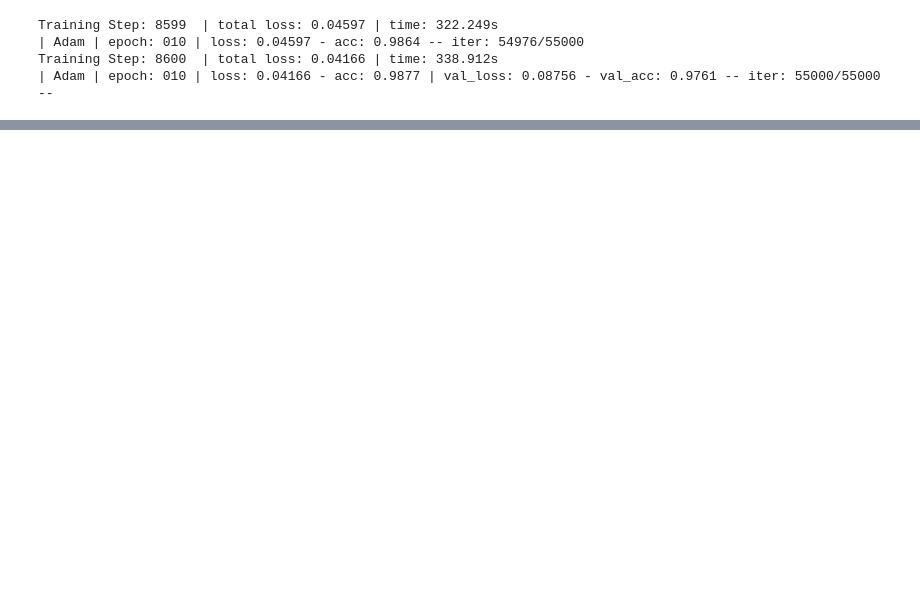
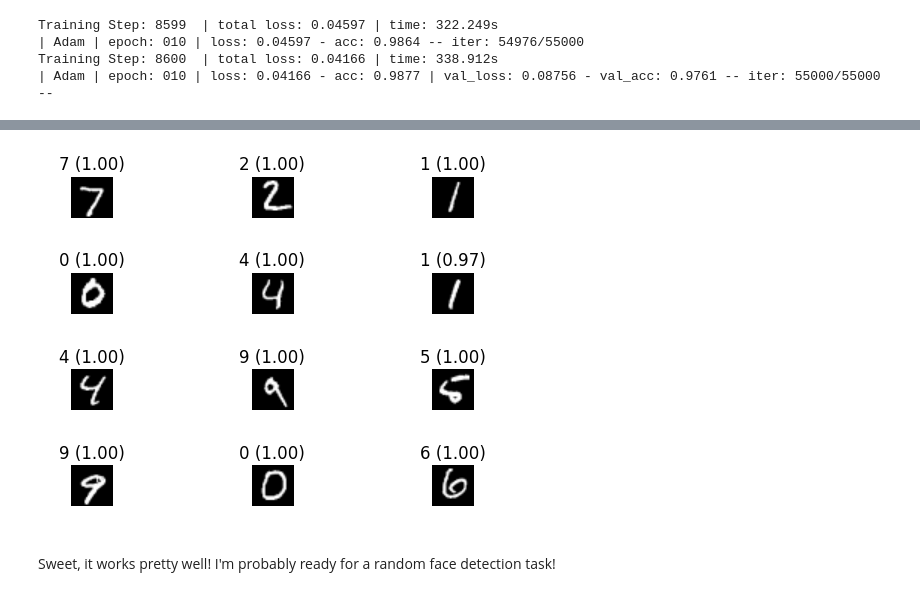
Before and after one commit to strikingmoose/mnist_tflearn_tutorial, a Jupyter notebook: notebook/Sentdex pythonprogramming Tutorial.ipynb, the cells around one changed output, grey strips where cells are left out. Drawn from its saved outputs; the diff is of its cells as text; code cells hidden in the pictures; blank space fills up the shorter version.

```diff
--- a/notebook/Sentdex pythonprogramming Tutorial.ipynb
+++ b/notebook/Sentdex pythonprogramming Tutorial.ipynb
@@ -61,0 +218,25 @@ Training Step: 8600  | total loss: 0.04166 | time: 338.912s
+# %%
+# Iterate and predict the first 12 samples
+images_to_plot = 12
+
+fig, ax = plt.subplots(nrows = 4, ncols = int(math.ceil(images_to_plot / 4)))
+
+i = 0
+for row in ax:
+    for col in row:
+        y_test_pred_one_hot = model.predict([x_test_reshaped[i]])
+        y_test_pred_proba = np.max(y_test_pred_one_hot)
+        y_test_pred = np.argmax(y_test_pred_one_hot)
+
+        col.set_title('{} ({})'.format(y_test_pred, '%.2f' % y_test_pred_proba))
+        col.imshow(x_test[i].reshape(28, 28), cmap='gray')
+        col.set_axis_off()
+
+        i += 1
+
+plt.tight_layout()
+plt.show()
+# %% [output]
+[figure, added]
+# %% [markdown]
+Sweet, it works pretty well! I'm probably ready for a random face detection task!
```
Also changed, not shown: parts of 27 cells of this notebook, 1 other file.
